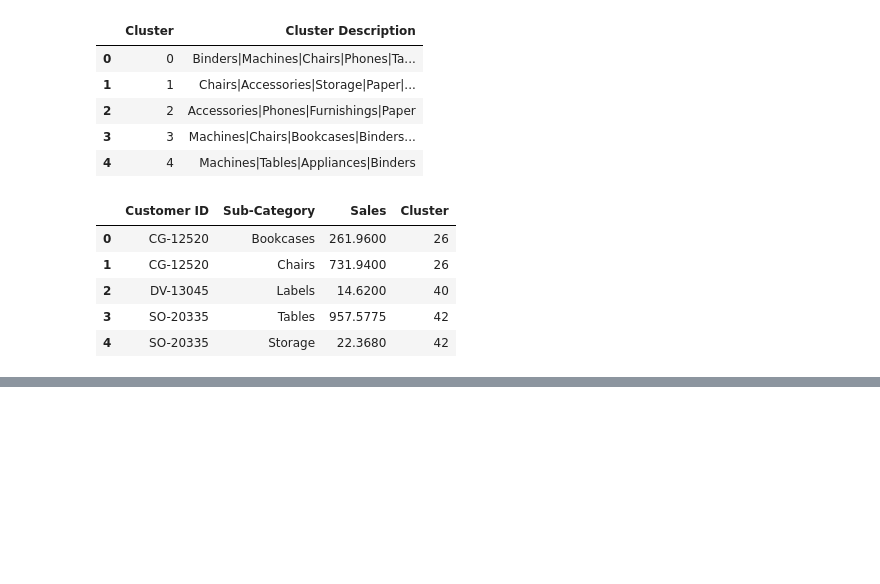
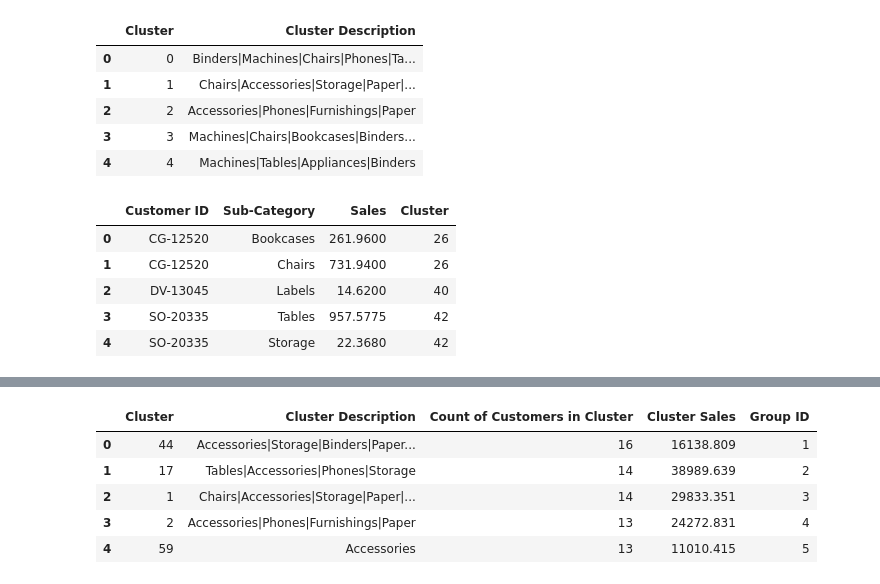
Before and after one commit to ZS-Weng/Machine_Learning, a Jupyter notebook: Clustering/KMeans and Hiearchical Clustering.ipynb, the cells around one changed output, grey strips where cells are left out. Drawn from its saved outputs; the diff is of its cells as text; code cells hidden in the pictures; blank space fills up the shorter version.

Commit message:
Updated Clustering Notebook

```diff
--- a/Clustering/KMeans and Hiearchical Clustering.ipynb
+++ b/Clustering/KMeans and Hiearchical Clustering.ipynb
@@ -570,6 +570,23 @@ df_cluster_desc_sales.head()
 | 2 | 1 | Chairs|Accessories|Storage|Paper|... | 14 | 29833.351 | Chairs|Accessories|Storage|Paper|... | 3 |
 | 3 | 2 | Accessories|Phones|Furnishings|Paper | 13 | 24272.831 | Accessories|Phones|Furnishings|Pa... | 4 |
 | 4 | 59 | Accessories | 13 | 11010.415 | Accessories__11000 | 5 |
+# %%
+df_cluster_desc_sales[
+    [
+        "Cluster",
+        "Cluster Description",
+        "Count of Customers in Cluster",
+        "Cluster Sales",
+        "Group ID",
+    ]
+].head()
+# %% [output]
+|  | Cluster | Cluster Description | Count of Customers in Cluster | Cluster Sales | Group ID |
+| 0 | 44 | Accessories|Storage|Binders|Paper... | 16 | 16138.809 | 1 |
+| 1 | 17 | Tables|Accessories|Phones|Storage | 14 | 38989.639 | 2 |
+| 2 | 1 | Chairs|Accessories|Storage|Paper|... | 14 | 29833.351 | 3 |
+| 3 | 2 | Accessories|Phones|Furnishings|Paper | 13 | 24272.831 | 4 |
+| 4 | 59 | Accessories | 13 | 11010.415 | 5 |
 # %%
 mask = df_cluster_desc_sales["Cluster Description"].isna()
 df_cluster_desc_sales.loc[mask, "Group ID"] = -1
```
Also changed, not shown: parts of 2 cells of this notebook.
